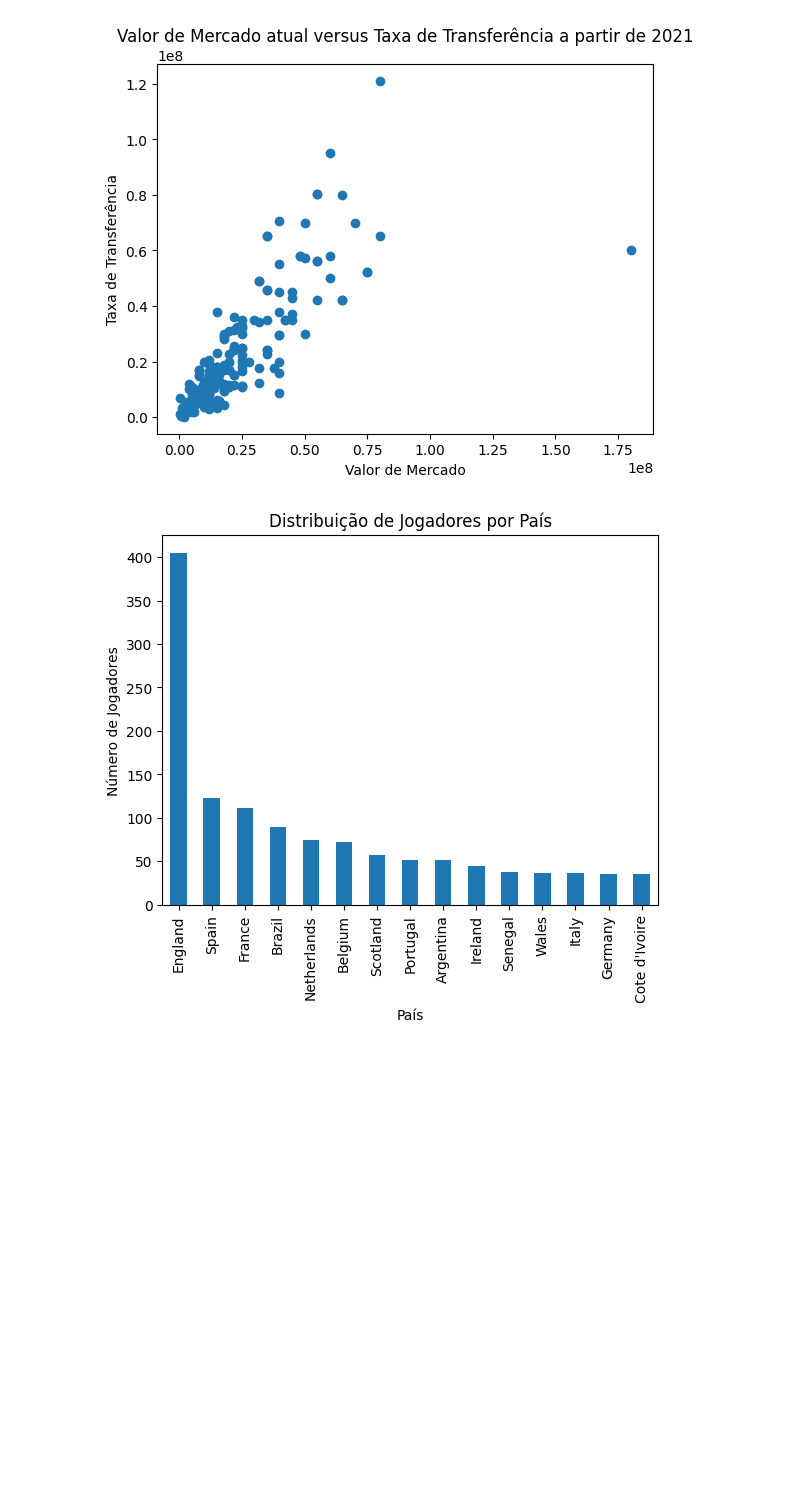
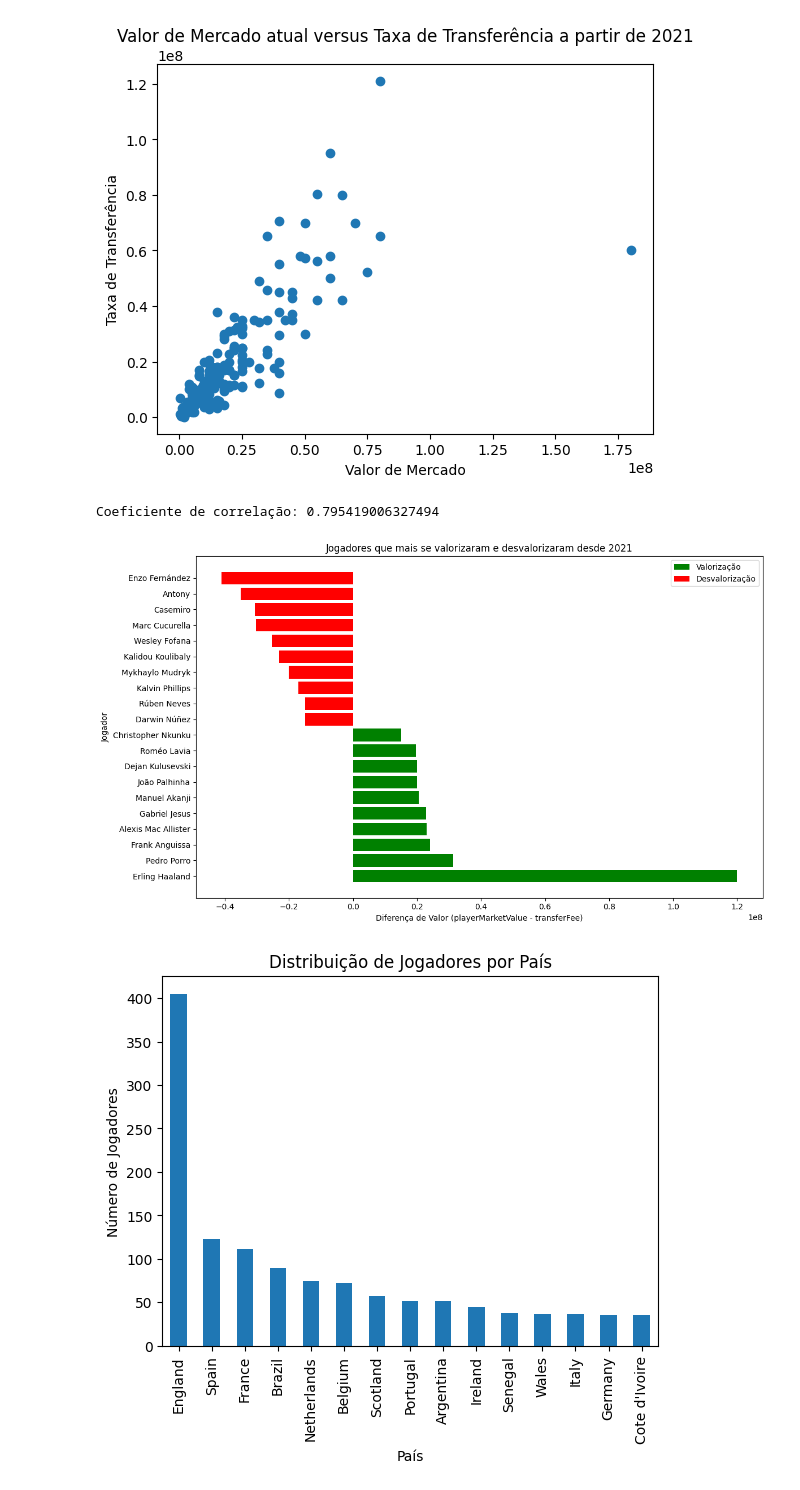
Before and after one commit to gabrielmmf/previsao-de-valores-de-mercado, a Jupyter notebook: EDA.ipynb, the cells around one changed output. Cells and saved outputs as stored; diff of their text form; code cells hidden in the pictures; blank space fills up the shorter version.

```diff
--- a/EDA.ipynb
+++ b/EDA.ipynb
@@ -226,6 +285,43 @@ plt.title('Valor de Mercado atual versus Taxa de Transferência a partir de 2021
 plt.show()
 # %% [output]
 [figure]
+# %%
+coef_corr = np.corrcoef(pl_transfers_2021['playerMarketValue'], pl_transfers_2021['transferFee'])[0, 1]
+
+print("Coeficiente de correlação:", coef_corr)
+# %% [output]
+Coeficiente de correlação: 0.795419006327494
+# %%
+valuation_sorted = pl_transfers_2021.sort_values('valuation', ascending=False)
+
+# Seleciona os 10 jogadores que mais se valorizaram
+top_valorizacao = valuation_sorted.head(10)
+
+# Seleciona os 10 jogadores que mais se desvalorizaram
+top_desvalorizacao = valuation_sorted.tail(10)
+
+# Configuração do gráfico
+fig, ax = plt.subplots(figsize=(12, 7))
+
+# Plotagem dos jogadores que mais se valorizaram
+ax.barh(top_valorizacao['playerName'], top_valorizacao['valuation'], color='green', label='Valorização')
+
+# Plotagem dos jogadores que mais se desvalorizaram
+ax.barh(top_desvalorizacao['playerName'], top_desvalorizacao['valuation'], color='red', label='Desvalorização')
+
+# Configurações adicionais do gráfico
+ax.set_xlabel('Diferença de Valor (playerMarketValue - transferFee)')
+ax.set_ylabel('Jogador')
+ax.set_title('Jogadores que mais se valorizaram e desvalorizaram desde 2021')
+ax.legend()
+
+# Ajustar layout
+plt.tight_layout()
+
+# Exibir o gráfico
+plt.show()
+# %% [output]
+[figure, added]
 # %%
 country_counts = pl_transfers['playerCountry'].value_counts().head(15)
 country_counts.plot(kind='bar')
```
Also changed, not shown: parts of 15 cells of this notebook, 5 other files.
